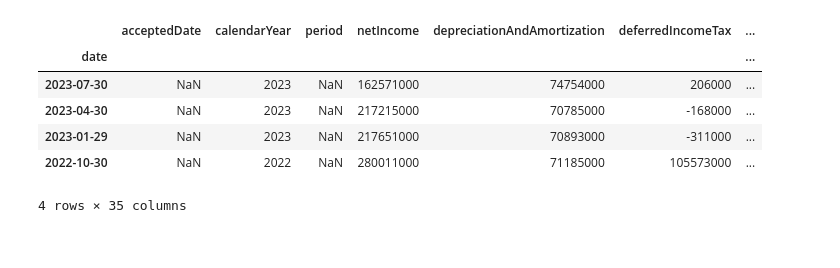
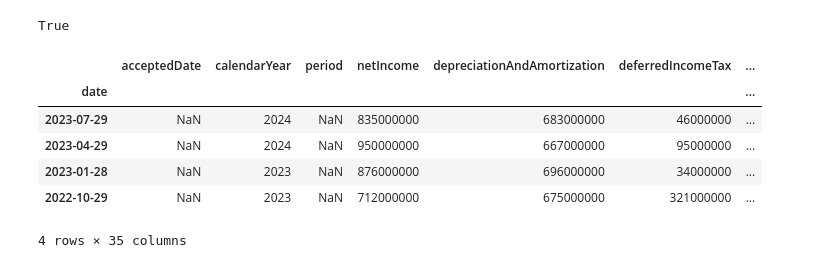
Before and after one commit to sdholmstrom/Project-3, a Jupyter notebook: FCF Model.ipynb, the cells around one changed output. Cells and saved outputs as stored; diff of their text form; code cells hidden in the pictures.

```diff
--- a/FCF Model.ipynb
+++ b/FCF Model.ipynb
@@ -1,51 +1,45 @@
+# %%
+# Importing required modules
+import pandas as pd
+import numpy as np
+import matplotlib.pyplot as plt
+import numpy as np
+import seaborn as sns
+import os
+from dotenv import load_dotenv
+from urllib.request import urlopen, Request
+from bs4 import BeautifulSoup
+load_dotenv()
+# %% [output]
+True
 # %%
-# Importing required modules
-import pandas as pd
-import numpy as np
-import matplotlib.pyplot as plt
-import numpy as np
-import seaborn as sns
-import os
-from dotenv import load_dotenv
-load_dotenv()
-
-# # Settings to produce nice plots in a Jupyter notebook
-# plt.style.use('fivethirtyeight')
-# %matplotlib inline
-# plt.rcParams['figure.figsize'] = [12, 6]
-
-# To extract and parse fundamental data from finviz website
-from urllib.request import urlopen, Request
-from bs4 import BeautifulSoup
-
 # For parsing financial statements data from financialmodelingprep api
 from urllib.request import urlopen
 import json
 def get_jsonparsed_data(url):
     req = Request(url=url,headers={'User-Agent': 'Mozilla/5.0 (Windows NT 6.1; WOW64; rv:20.0) Gecko/20100101 Firefox/20.0'})
     response = urlopen(req)
     data = response.read().decode("utf-8")
     return json.loads(data)
 
-#financialmodelingprep api url
+# FMP Base URL
 base_url = "https://financialmodelingprep.com/api/v3/"
 
 # Financial Modeling Prep API demo version only provides AAPL
 apiKey = os.getenv('apiKey')
-ticker = 'HRL'
+ticker = 'TGT'
 
-q_cash_flow_statement = pd.DataFrame(get_jsonparsed_data(base_url+'cash-flow-statement/' + ticker + '?period=quarter' + '&apikey=' + apiKey))
+q_cash_flow_statement = pd.DataFrame(get_jsonparsed_data(base_url+'cash-flow-statement/' + ticker + '?period=quarter' + '&apikey=' + str(apiKey)))
 q_cash_flow_statement = q_cash_flow_statement.set_index('date').iloc[:4] # extract for last 4 quarters
 q_cash_flow_statement = q_cash_flow_statement.apply(pd.to_numeric, errors='coerce')
-
 q_cash_flow_statement.iloc[:,4:].head()
 # %% [output]
 |  | acceptedDate | calendarYear | period | netIncome | depreciationAndAmortization | deferredIncomeTax | ... |
 | date |  |  |  |  |  |  | ... |
-| 2023-07-30 | NaN | 2023 | NaN | 162571000 | 74754000 | 206000 | ... |
-| 2023-04-30 | NaN | 2023 | NaN | 217215000 | 70785000 | -168000 | ... |
-| 2023-01-29 | NaN | 2023 | NaN | 217651000 | 70893000 | -311000 | ... |
-| 2022-10-30 | NaN | 2022 | NaN | 280011000 | 71185000 | 105573000 | ... |
+| 2023-07-29 | NaN | 2024 | NaN | 835000000 | 683000000 | 46000000 | ... |
+| 2023-04-29 | NaN | 2024 | NaN | 950000000 | 667000000 | 95000000 | ... |
+| 2023-01-28 | NaN | 2023 | NaN | 876000000 | 696000000 | 34000000 | ... |
+| 2022-10-29 | NaN | 2023 | NaN | 712000000 | 675000000 | 321000000 | ... |
 4 rows × 35 columns
 # %%
 # Annual Cash Flows
```
Also changed, not shown: parts of 11 cells of this notebook.
